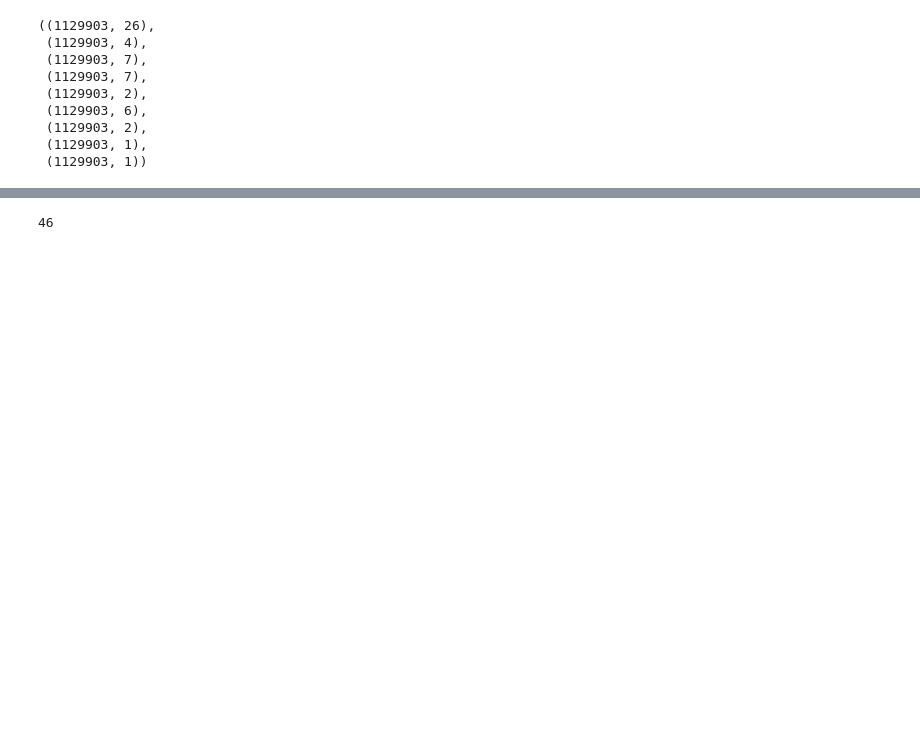
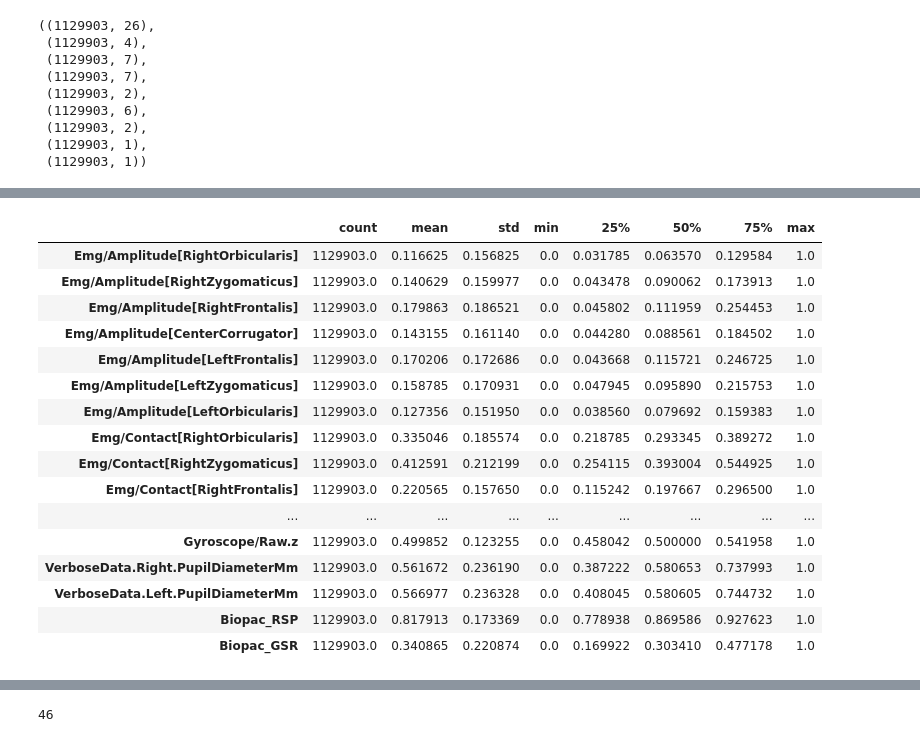
Before and after one commit to michalgnacek/co2-study, a Jupyter notebook: notebooks/6_end_to_end_preprocess_data.ipynb, the cells around one changed output, grey strips where cells are left out. Drawn from its saved outputs; the diff is of its cells as text; code cells hidden in the pictures; blank space fills up the shorter version.

```diff
--- a/notebooks/6_end_to_end_preprocess_data.ipynb
+++ b/notebooks/6_end_to_end_preprocess_data.ipynb
@@ -158,3 +145,38 @@ Index(['Participant_No', 'Condition', 'Segment', 'Time'], dtype='object')
+# %%
+#scale data using 99th percentile as max and 1st percentile as min. remove values outside this range
+def scale_data(df):
+    df = df.clip(lower=df.quantile(0.01), upper=df.quantile(0.99), axis=1)
+    df = (df - df.min()) / (df.max() - df.min())
+    return df
+
+df_all_sensor = scale_data(df_all_sensor)
+df_emg_amp = scale_data(df_emg_amp)
+df_emg_contact = scale_data(df_emg_contact)
+df_hr = scale_data(df_hr)
+df_imu = scale_data(df_imu)
+df_eye = scale_data(df_eye)
+df_rr = scale_data(df_rr)
+df_gsr = scale_data(df_gsr)
+
+df_all_sensor.describe().T
+# %% [output]
+|  | count | mean | std | min | 25% | 50% | 75% | max |
+| Emg/Amplitude[RightOrbicularis] | 1129903.0 | 0.116625 | 0.156825 | 0.0 | 0.031785 | 0.063570 | 0.129584 | 1.0 |
+| Emg/Amplitude[RightZygomaticus] | 1129903.0 | 0.140629 | 0.159977 | 0.0 | 0.043478 | 0.090062 | 0.173913 | 1.0 |
+| Emg/Amplitude[RightFrontalis] | 1129903.0 | 0.179863 | 0.186521 | 0.0 | 0.045802 | 0.111959 | 0.254453 | 1.0 |
+| Emg/Amplitude[CenterCorrugator] | 1129903.0 | 0.143155 | 0.161140 | 0.0 | 0.044280 | 0.088561 | 0.184502 | 1.0 |
+| Emg/Amplitude[LeftFrontalis] | 1129903.0 | 0.170206 | 0.172686 | 0.0 | 0.043668 | 0.115721 | 0.246725 | 1.0 |
+| Emg/Amplitude[LeftZygomaticus] | 1129903.0 | 0.158785 | 0.170931 | 0.0 | 0.047945 | 0.095890 | 0.215753 | 1.0 |
+| Emg/Amplitude[LeftOrbicularis] | 1129903.0 | 0.127356 | 0.151950 | 0.0 | 0.038560 | 0.079692 | 0.159383 | 1.0 |
+| Emg/Contact[RightOrbicularis] | 1129903.0 | 0.335046 | 0.185574 | 0.0 | 0.218785 | 0.293345 | 0.389272 | 1.0 |
+| Emg/Contact[RightZygomaticus] | 1129903.0 | 0.412591 | 0.212199 | 0.0 | 0.254115 | 0.393004 | 0.544925 | 1.0 |
+| Emg/Contact[RightFrontalis] | 1129903.0 | 0.220565 | 0.157650 | 0.0 | 0.115242 | 0.197667 | 0.296500 | 1.0 |
+| ... | ... | ... | ... | ... | ... | ... | ... | ... |
+| Gyroscope/Raw.z | 1129903.0 | 0.499852 | 0.123255 | 0.0 | 0.458042 | 0.500000 | 0.541958 | 1.0 |
+| VerboseData.Right.PupilDiameterMm | 1129903.0 | 0.561672 | 0.236190 | 0.0 | 0.387222 | 0.580653 | 0.737993 | 1.0 |
+| VerboseData.Left.PupilDiameterMm | 1129903.0 | 0.566977 | 0.236328 | 0.0 | 0.408045 | 0.580605 | 0.744732 | 1.0 |
+| Biopac_RSP | 1129903.0 | 0.817913 | 0.173369 | 0.0 | 0.778938 | 0.869586 | 0.927623 | 1.0 |
+| Biopac_GSR | 1129903.0 | 0.340865 | 0.220874 | 0.0 | 0.169922 | 0.303410 | 0.477178 | 1.0 |
 # %%
 df_info.Condition.value_counts().plot(kind='bar')
 plt.title('Number of samples per condition')
```
Also changed, not shown: parts of 7 cells of this notebook.
